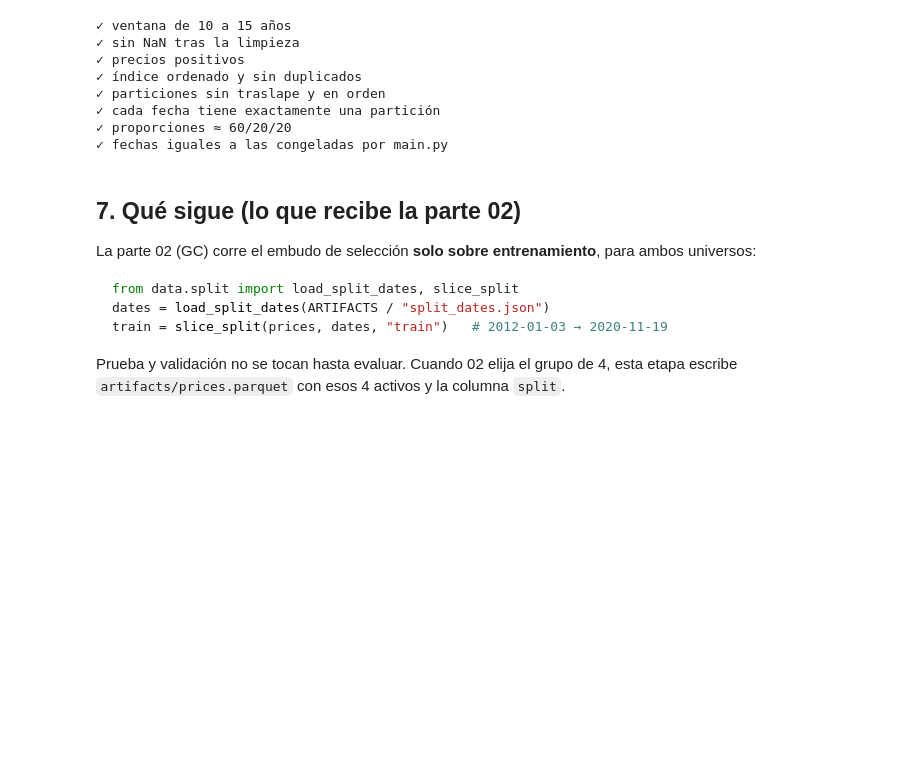
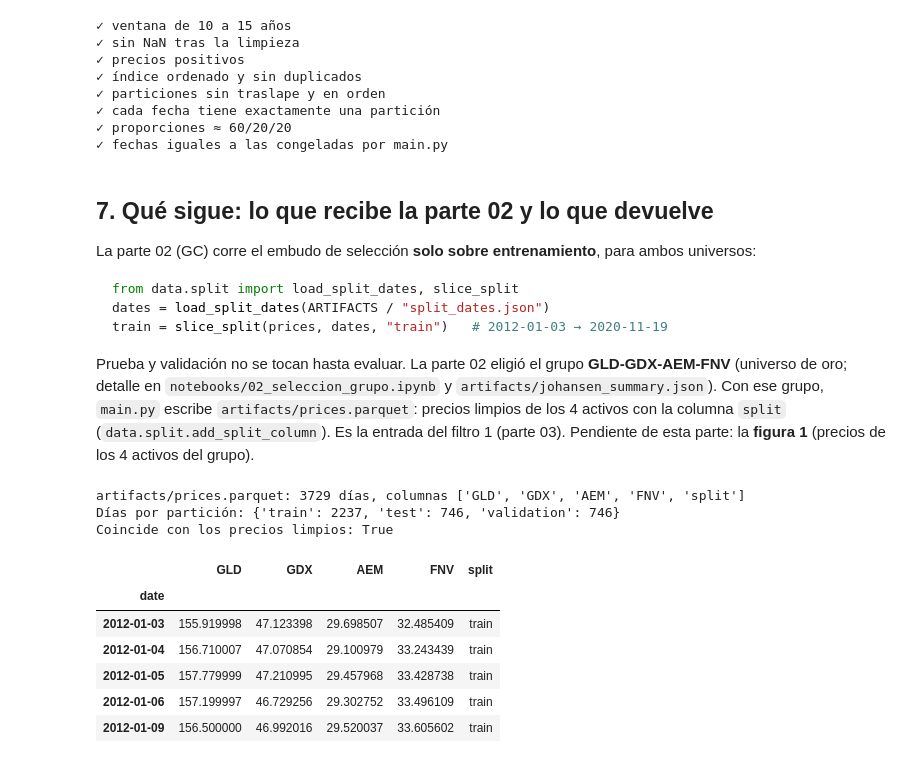
Before and after one commit to GonzaloCanoP/Lab03_MyST_Equipo6, a Jupyter notebook: notebooks/01_datos.ipynb, the cells around one changed output. Saved outputs shown, nothing was run; the diff lists cells and outputs as text; code cells hidden in the pictures; blank space fills up the shorter version.

````diff
--- a/notebooks/01_datos.ipynb
+++ b/notebooks/01_datos.ipynb
@@ -235,7 +235,7 @@ assert all(checks.values())
 ✓ proporciones ≈ 60/20/20
 ✓ fechas iguales a las congeladas por main.py
 # %% [markdown]
-## 7. Qué sigue (lo que recibe la parte 02)
+## 7. Qué sigue: lo que recibe la parte 02 y lo que devuelve
 
 La parte 02 (GC) corre el embudo de selección **solo sobre entrenamiento**, para ambos universos:
 
@@ -245,5 +245,24 @@ dates = load_split_dates(ARTIFACTS / "split_dates.json")
 train = slice_split(prices, dates, "train")   # 2012-01-03 → 2020-11-19
 ```
 
-Prueba y validación no se tocan hasta evaluar. Cuando 02 elija el grupo de 4, esta etapa escribe
-`artifacts/prices.parquet` con esos 4 activos y la columna `split`.
+Prueba y validación no se tocan hasta evaluar. La parte 02 eligió el grupo **GLD-GDX-AEM-FNV** (universo de oro;
+detalle en `notebooks/02_seleccion_grupo.ipynb` y `artifacts/johansen_summary.json`). Con ese grupo, `main.py` escribe
+`artifacts/prices.parquet`: precios limpios de los 4 activos con la columna `split` (`data.split.add_split_column`).
+Es la entrada del filtro 1 (parte 03). Pendiente de esta parte: la **figura 1** (precios de los 4 activos del grupo).
+# %%
+group_prices = pd.read_parquet(ARTIFACTS / "prices.parquet")
+print(f"artifacts/prices.parquet: {group_prices.shape[0]} días, columnas {list(group_prices.columns)}")
+print("Días por partición:", group_prices["split"].value_counts(sort=False).to_dict())
+print("Coincide con los precios limpios:", group_prices.drop(columns="split").equals(prices[group_prices.columns.drop("split")]))
+group_prices.head()
+# %% [output]
+artifacts/prices.parquet: 3729 días, columnas ['GLD', 'GDX', 'AEM', 'FNV', 'split']
+Días por partición: {'train': 2237, 'test': 746, 'validation': 746}
+Coincide con los precios limpios: True
+|  | GLD | GDX | AEM | FNV | split |
+| date |  |  |  |  |  |
+| 2012-01-03 | 155.919998 | 47.123398 | 29.698507 | 32.485409 | train |
+| 2012-01-04 | 156.710007 | 47.070854 | 29.100979 | 33.243439 | train |
+| 2012-01-05 | 157.779999 | 47.210995 | 29.457968 | 33.428738 | train |
+| 2012-01-06 | 157.199997 | 46.729256 | 29.302752 | 33.496109 | train |
+| 2012-01-09 | 156.500000 | 46.992016 | 29.520037 | 33.605602 | train |
````
Also changed, not shown: 5 other files.
